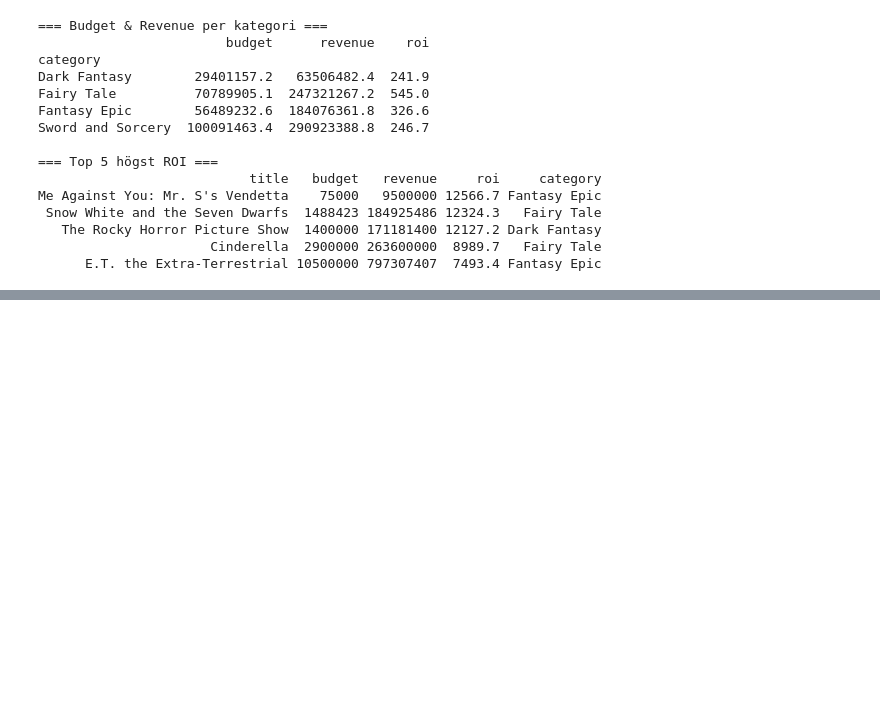
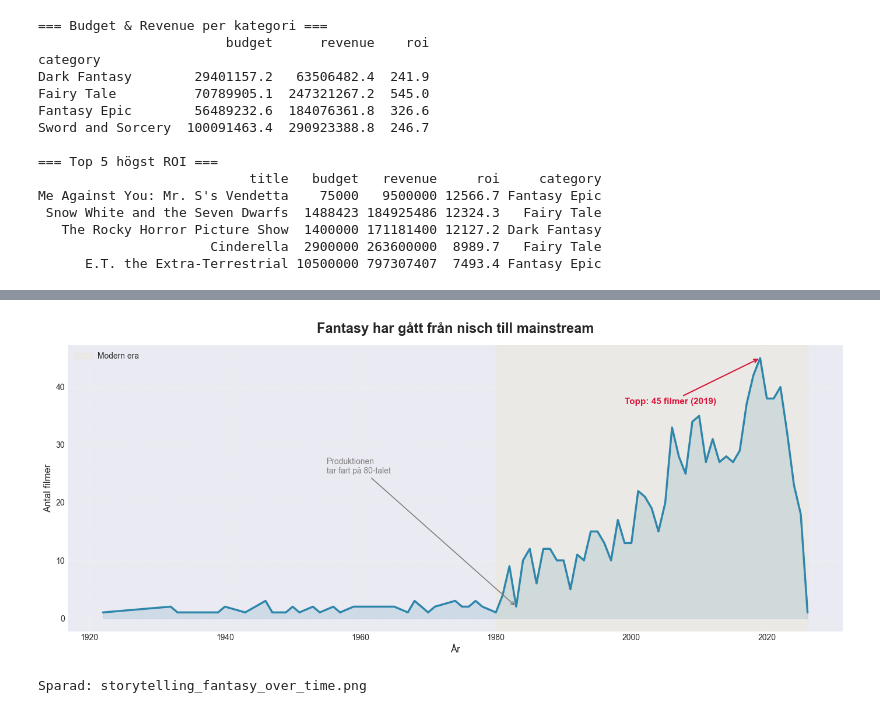
Before and after one commit to GrannyApples/Grupp7_Datavisualisering_DE_UX, a Jupyter notebook: notebooks/eda_abdulrahman.ipynb, the cells around one changed output, grey strips where cells are left out. Drawn from its saved outputs; the diff is of its cells as text; code cells hidden in the pictures; blank space fills up the shorter version.

```diff
--- a/notebooks/eda_abdulrahman.ipynb
+++ b/notebooks/eda_abdulrahman.ipynb
@@ -696,0 +799,46 @@ Me Against You: Mr. S's Vendetta    75000   9500000 12566.7 Fantasy Epic
+# %%
+
+fig, ax = plt.subplots(figsize=(14, 6))
+
+year_counts = df.groupby('release_year').size()
+
+ax.plot(year_counts.index, year_counts.values, color='#2E86AB', linewidth=2.5)
+ax.fill_between(year_counts.index, year_counts.values, alpha=0.15, color='#2E86AB')
+
+
+peak_year = year_counts.idxmax()
+peak_val = year_counts.max()
+
+
+ax.annotate(
+    f'Topp: {peak_val} filmer ({int(peak_year)})',
+    xy=(peak_year, peak_val),
+    xytext=(peak_year - 20, peak_val - 8),
+    arrowprops=dict(arrowstyle='->', color='crimson', lw=1.5),
+    color='crimson', fontsize=11, fontweight='bold'
+)
+
+
+ax.annotate(
+    'Produktionen\ntar fart på 80-talet',
+    xy=(1983, year_counts[1983]),
+    xytext=(1955, 25),
+    arrowprops=dict(arrowstyle='->', color='gray', lw=1.2),
+    color='gray', fontsize=10
+)
+
+
+ax.axvspan(1980, max(year_counts.index), alpha=0.05, color='gold', label='Modern era')
+
+ax.set_title('Fantasy har gått från nisch till mainstream', fontsize=17, fontweight='bold', pad=15)
+ax.set_xlabel('År', fontsize=12)
+ax.set_ylabel('Antal filmer', fontsize=12)
+ax.grid(alpha=0.25, linestyle='--')
+ax.legend(fontsize=10)
+plt.tight_layout()
+fig.savefig('storytelling_fantasy_over_time.png', dpi=150)
+plt.show()
+print("Sparad: storytelling_fantasy_over_time.png")
+# %% [output]
+[figure, added]
+Sparad: storytelling_fantasy_over_time.png
```
Also changed, not shown: parts of 5 cells of this notebook, 2 other files.
